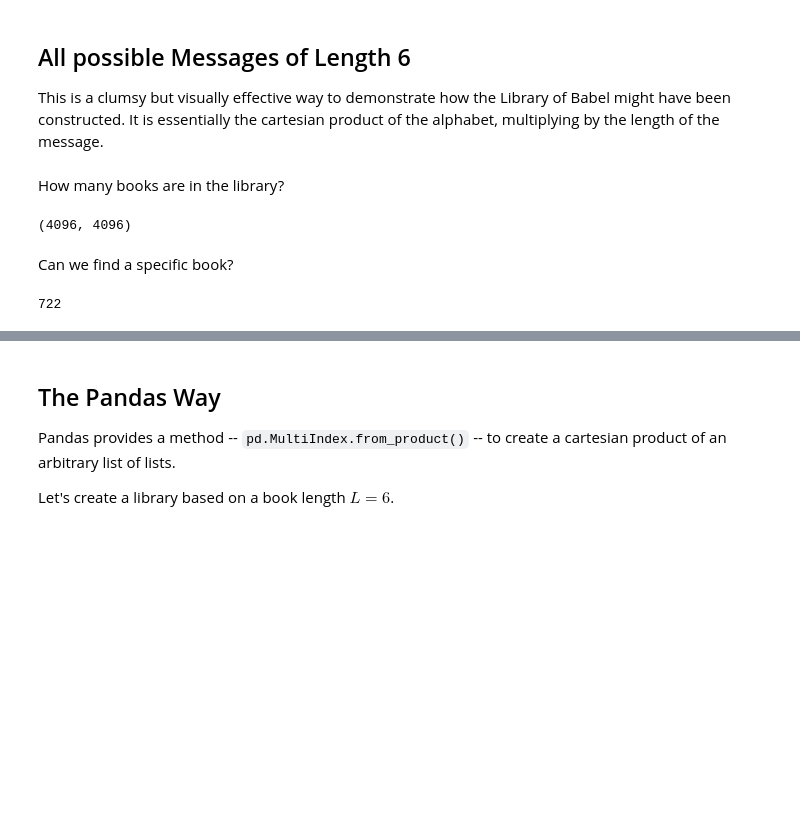
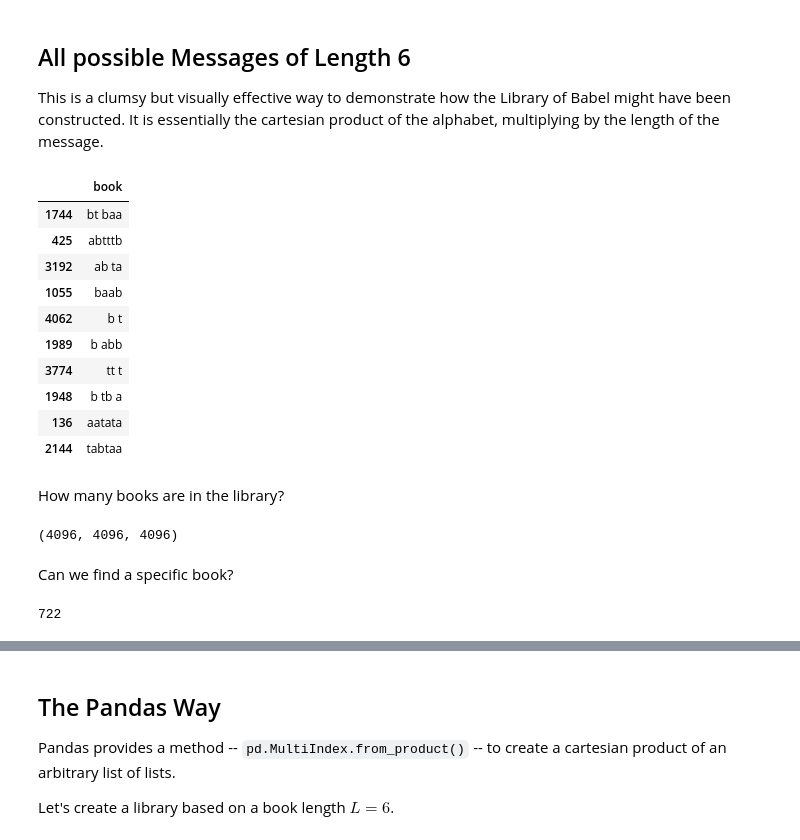
Before and after one commit to ontoligent/DS5001-2023-01-R, a Jupyter notebook: lessons/M03_LanguageModels/M03_01_Babel.ipynb, the cells around one changed output, grey strips where cells are left out. Drawn from its saved outputs; the diff is of its cells as text; code cells hidden in the pictures; blank space fills up the shorter version.

```diff
--- a/lessons/M03_LanguageModels/M03_01_Babel.ipynb
+++ b/lessons/M03_LanguageModels/M03_01_Babel.ipynb
@@ -43,15 +43,33 @@ for L1 in mini_alpha:
                 for L5 in mini_alpha:
                     for L6 in mini_alpha:
                         mini_library_list.append(''.join((L1,L2,L3,L4,L5,L6)))
+# %%
+df1 = pd.DataFrame(mini_library_list, columns=['book'])
+# %%
+df1.sample(10)
+# %% [output]
+|  | book |
+| 1744 | bt baa |
+| 425 | abtttb |
+| 3192 | ab ta |
+| 1055 | baab |
+| 4062 | b t |
+| 1989 | b abb |
+| 3774 | tt t |
+| 1948 | b tb a |
+| 136 | aatata |
+| 2144 | tabtaa |
 # %% [markdown]
 How many books are in the library?
 # %%
-len(mini_library_list), len(mini_alpha) ** 6
+len(mini_library_list), len(mini_alpha) ** 6, df1.shape[0]
 # %% [output]
-(4096, 4096)
+(4096, 4096, 4096)
 # %% [markdown]
 Can we find a specific book?
 # %%
-mini_library_list.index('at bat')
+my_book = 'at bat'
-# %% [output]
-722
+# %%
+mini_library_list.index(my_book)
+# %% [output]
+722
```
Also changed, not shown: parts of 26 cells of this notebook, 17 other files.
